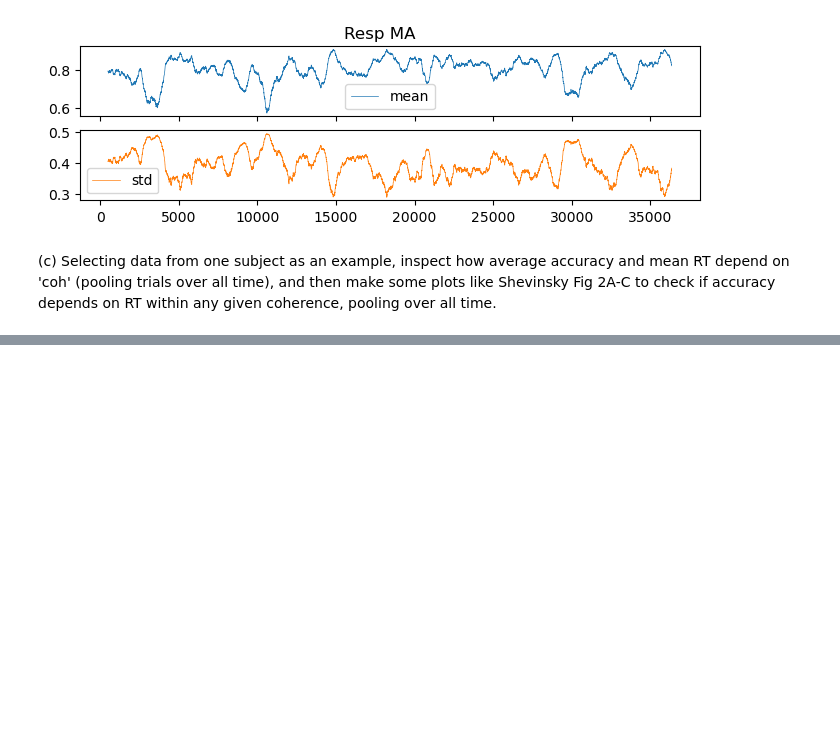
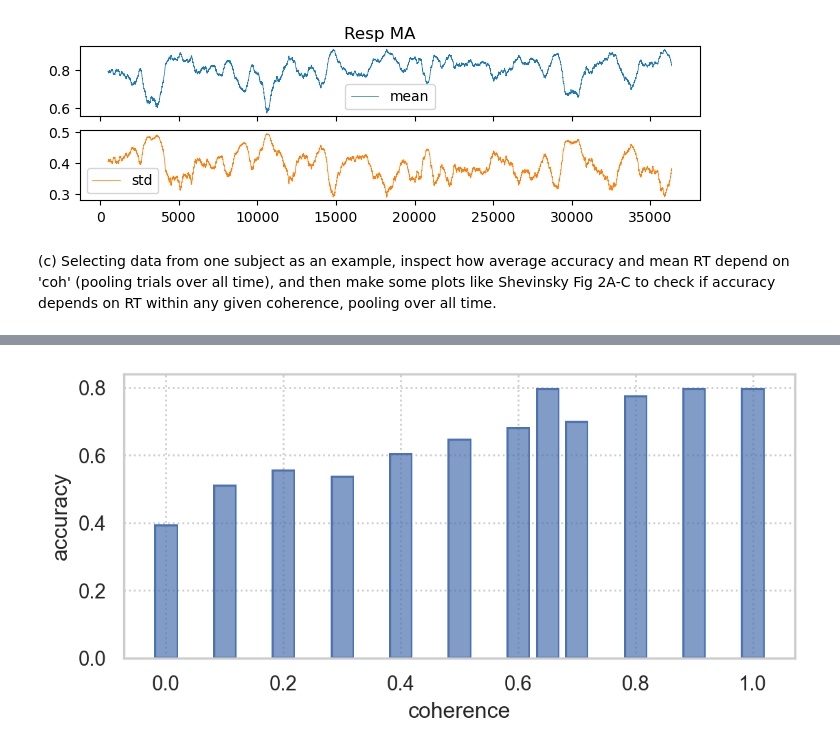
Before and after one commit to griegner/drift-diffusion, a Jupyter notebook: examples/nguyen-2020-dataset.ipynb, the cells around one changed output, grey strips where cells are left out. Drawn from its saved outputs; the diff is of its cells as text; code cells hidden in the pictures; blank space fills up the shorter version.

```diff
--- a/examples/nguyen-2020-dataset.ipynb
+++ b/examples/nguyen-2020-dataset.ipynb
@@ -142,0 +139,10 @@ df_subset = df.query("subjectID == 482").assign(
+# %%
+# plot coherence vs accuracy
+(
+    so.Plot(df_subset, x="coh", y="response")
+    .add(so.Bar(), so.Agg(func="mean"))
+    .label(x="coherence", y="accuracy")
+    .layout(size=(6, 3))
+)
+# %% [output]
+[figure, added]
```
Also changed, not shown: parts of 8 cells of this notebook.
